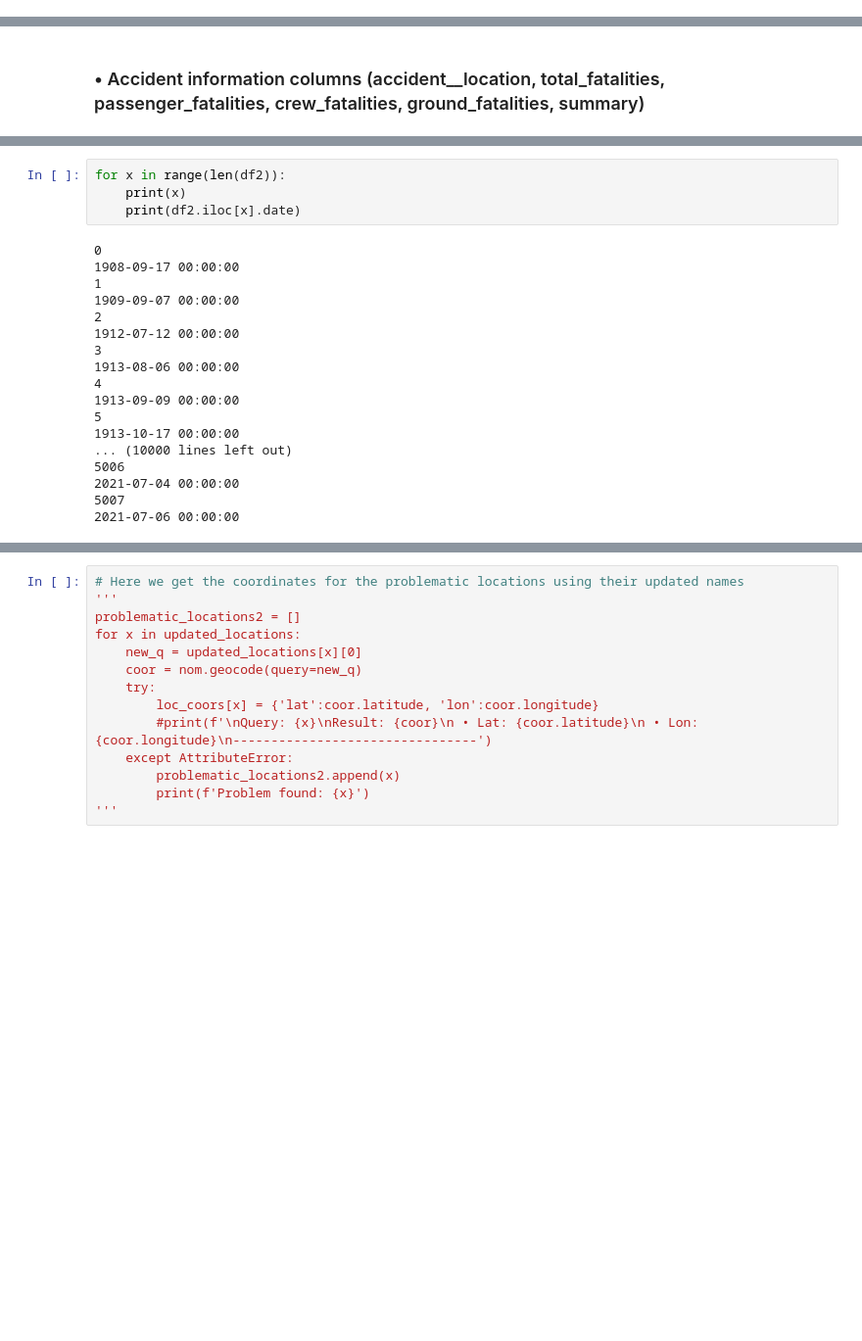
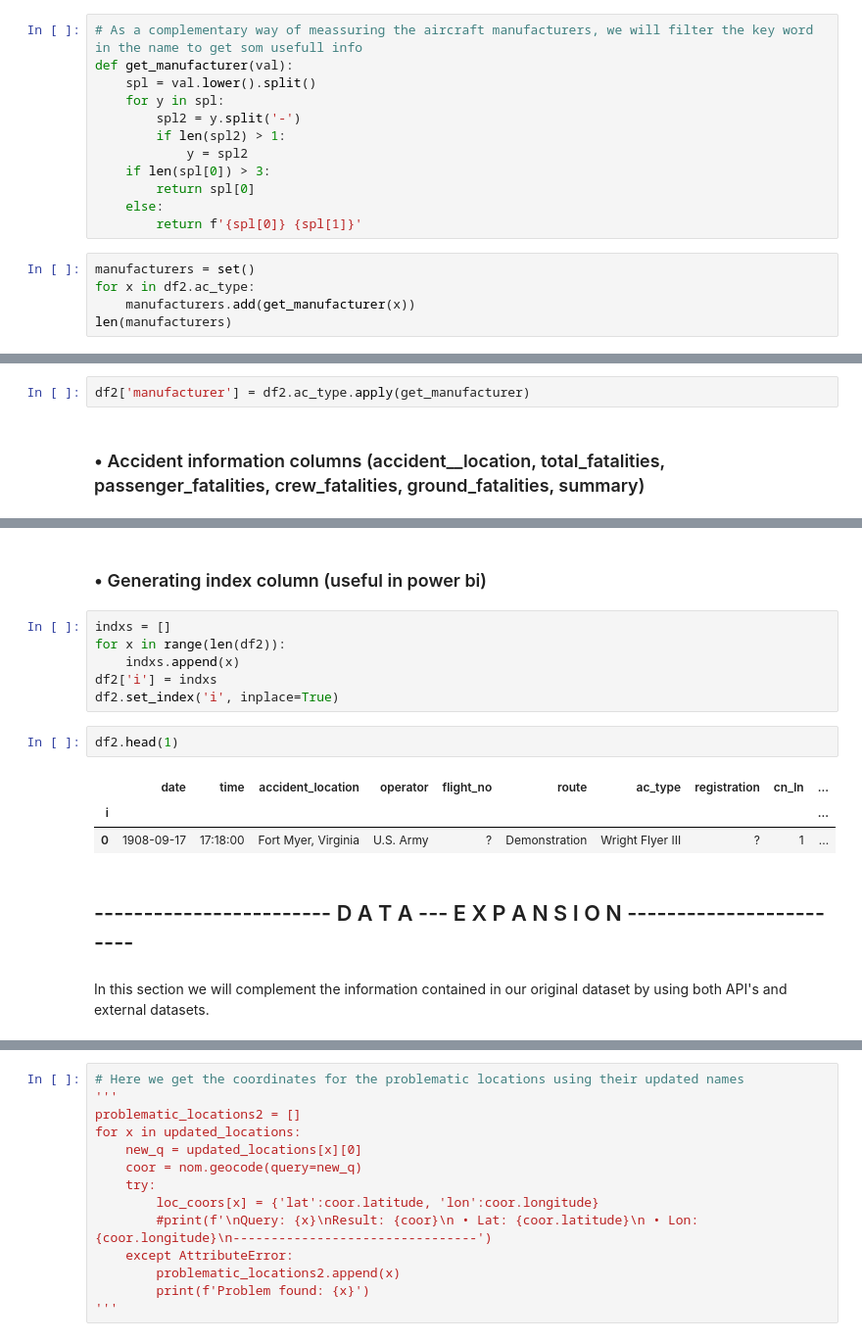
Before and after one commit to acidminded95/henry_PI_Data_Analytics, a Jupyter notebook: test.ipynb, the cells around one changed output, grey strips where cells are left out. Shown at 98% size. Saved outputs shown, nothing was run; the diff lists cells and outputs as text; blank space fills up the shorter version.

```diff
--- a/test.ipynb
+++ b/test.ipynb
@@ -458,0 +667,17 @@ df2.loc[df2.all_aboard == '?'].shape
+# %%
+# As a complementary way of meassuring the aircraft manufacturers, we will filter the key word in the name to get som usefull info
+def get_manufacturer(val):
+    spl = val.lower().split()
+    for y in spl:
+        spl2 = y.split('-')
+        if len(spl2) > 1:
+            y = spl2
+    if len(spl[0]) > 3:
+        return spl[0]
+    else:
+        return f'{spl[0]} {spl[1]}'
+# %%
+manufacturers = set()
+for x in df2.ac_type:
+    manufacturers.add(get_manufacturer(x))
+len(manufacturers)
@@ -459,2 +686,4 @@ df2.loc[df2.all_aboard == '?'].shape
+# %%
+df2['manufacturer'] = df2.ac_type.apply(get_manufacturer)
 # %% [markdown]
 ### • Accident information columns (accident__location, total_fatalities, passenger_fatalities, crew_fatalities, ground_fatalities, summary)
@@ -496,22 +708,18 @@ df2.loc[(df2.passenger_fatalities == '?') & (df2.crew_fatalities == '?') & (df2.
+# %% [markdown]
+### • Generating index column (useful in power bi)
 # %%
+indxs = []
 for x in range(len(df2)):
-    print(x)
-    print(df2.iloc[x].date)
+    indxs.append(x)
+df2['i'] = indxs
+df2.set_index('i', inplace=True)
-# %% [output]
-0
-1908-09-17 00:00:00
-1
-1909-09-07 00:00:00
-2
-1912-07-12 00:00:00
-3
-1913-08-06 00:00:00
-4
-1913-09-09 00:00:00
-5
-1913-10-17 00:00:00
-... (10000 lines left out)
-5006
-2021-07-04 00:00:00
-5007
-2021-07-06 00:00:00
+# %%
+df2.head(1)
+# %% [output]
+|  | date | time | accident_location | operator | flight_no | route | ac_type | registration | cn_ln | ... |
+| i |  |  |  |  |  |  |  |  |  | ... |
+| 0 | 1908-09-17 | 17:18:00 | Fort Myer, Virginia | U.S. Army | ? | Demonstration | Wright Flyer III | ? | 1 | ... |
+# %% [markdown]
+## ------------------------ D A T A --- E X P A N S I O N ------------------------
+# %% [markdown]
+In this section we will complement the information contained in our original dataset by using both API's and external datasets.
```
Also changed, not shown: parts of 142 cells of this notebook, 2 other files.
